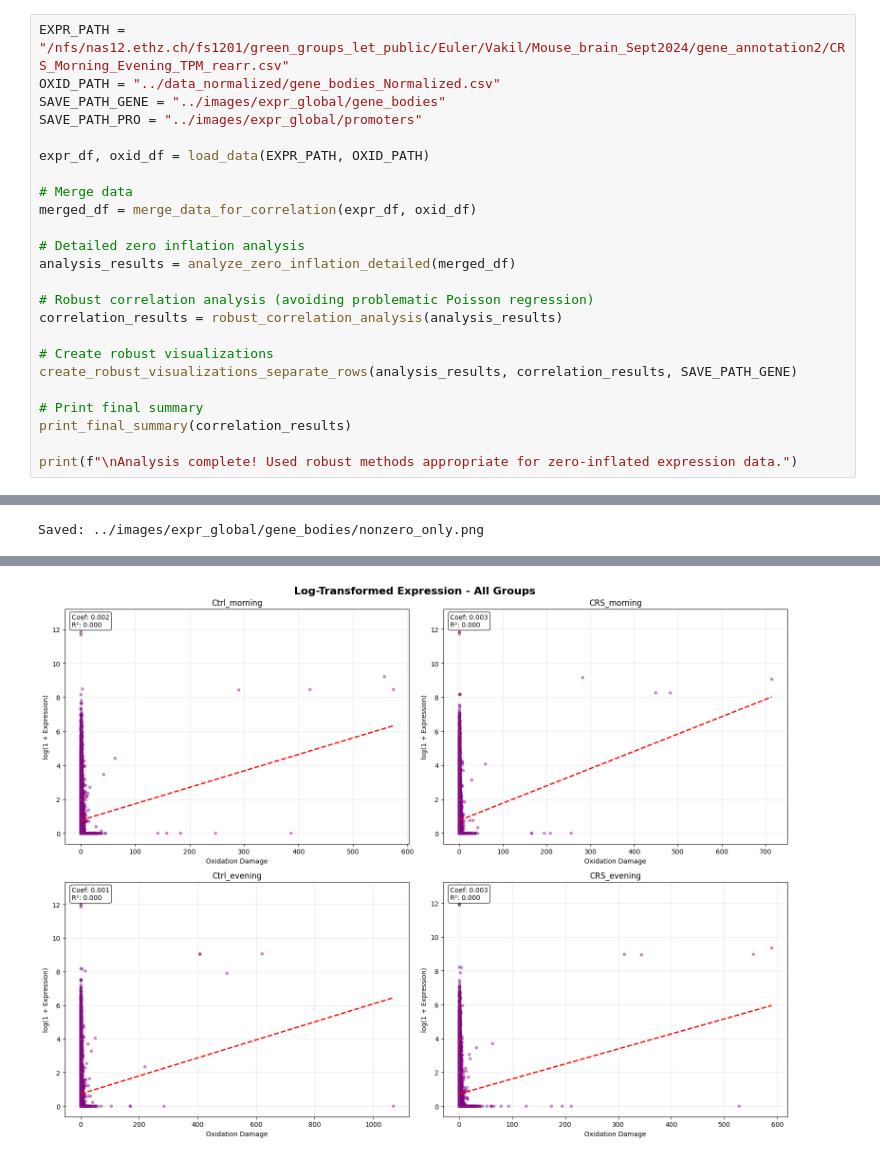
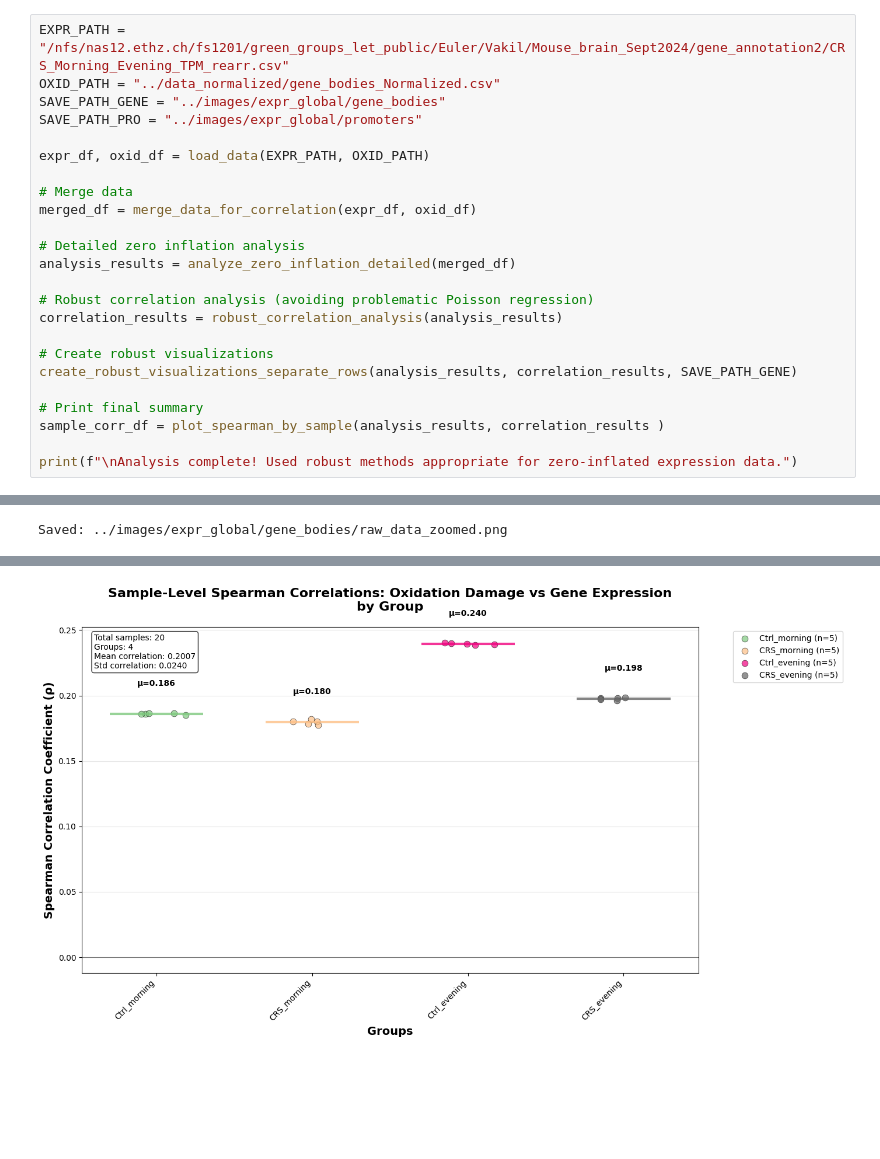
Before and after one commit to babypoby/stressed-mice, a Jupyter notebook: jupyter_notebooks/expr_global.ipynb, the cells around one changed output, grey strips where cells are left out. Cells and saved outputs as stored; diff of their text form; blank space fills up the shorter version.

```diff
--- a/jupyter_notebooks/expr_global.ipynb
+++ b/jupyter_notebooks/expr_global.ipynb
@@ -500,7 +600,7 @@ correlation_results = robust_correlation_analysis(analysis_results)
 create_robust_visualizations_separate_rows(analysis_results, correlation_results, SAVE_PATH_GENE)
 
 # Print final summary
-print_final_summary(correlation_results)
+sample_corr_df = plot_spearman_by_sample(analysis_results, correlation_results )
 
 print(f"\nAnalysis complete! Used robust methods appropriate for zero-inflated expression data.")
 # %% [output]
@@ -525 +625 @@ Saved: ../images/expr_global/gene_bodies/raw_data_log.png
-Saved: ../images/expr_global/gene_bodies/nonzero_only.png
+Saved: ../images/expr_global/gene_bodies/raw_data_zoomed.png
@@ -528 +647 @@ Saved: ../images/expr_global/gene_bodies/log_transformed.png
-[figure, old version]
+[figure, new version]
```
Also changed, not shown: parts of 5 cells of this notebook, 25 other files.
